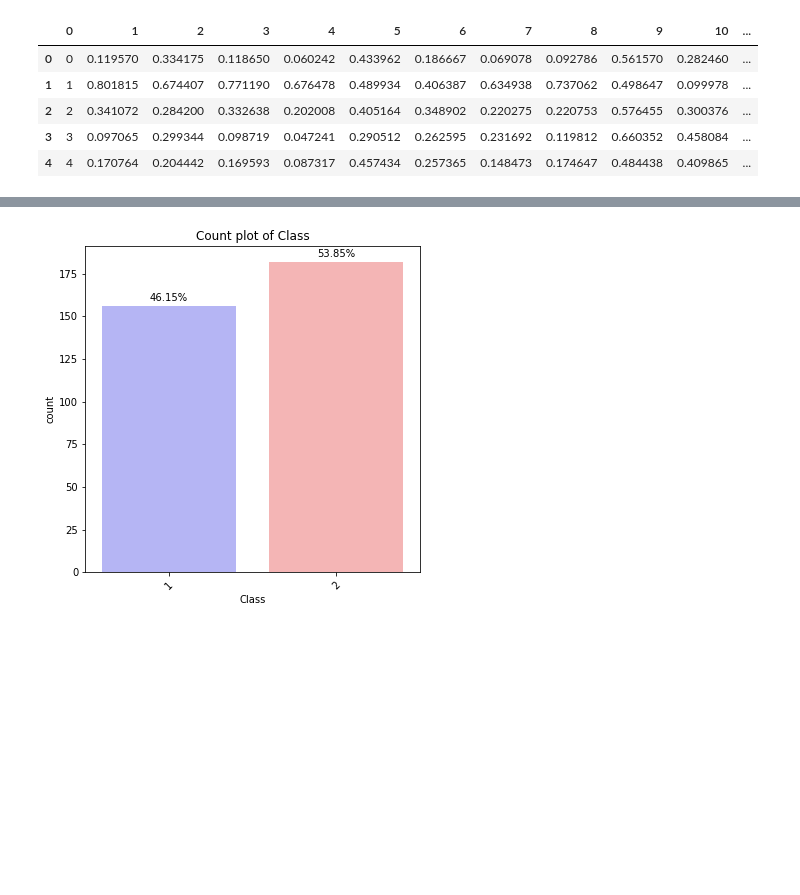
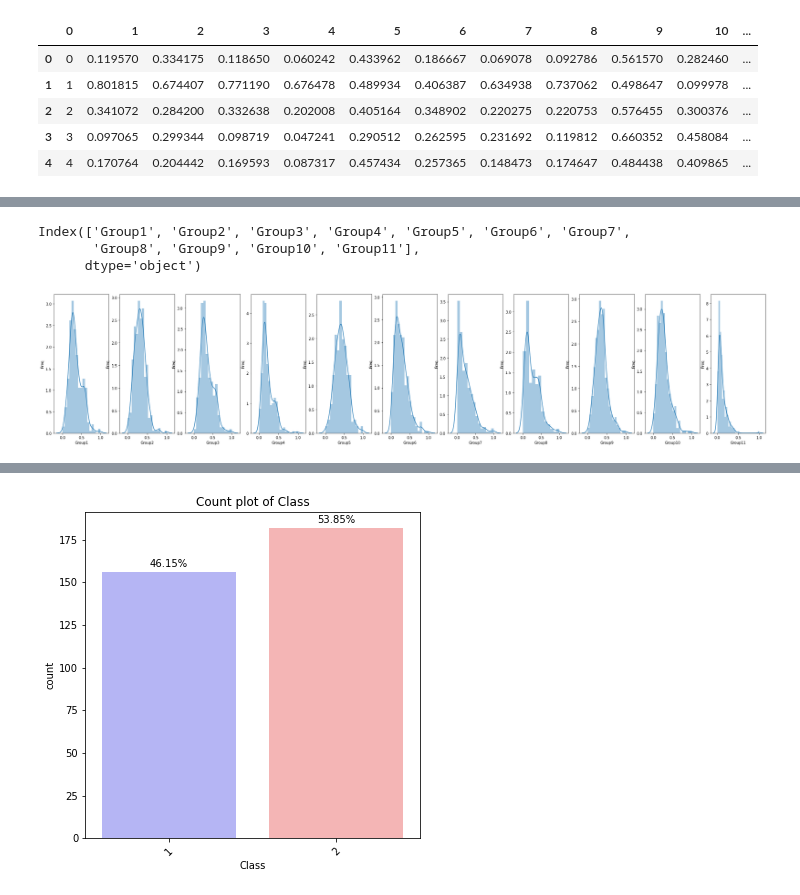
Before and after one commit to confirmdev/Intro-to-ML, a Jupyter notebook: Intro_ML_Files/Intro_ML_Lab_Exercise.ipynb, the cells around one changed output, grey strips where cells are left out. Saved outputs shown, nothing was run; the diff lists cells and outputs as text; code cells hidden in the pictures; blank space fills up the shorter version.

```diff
--- a/Intro_ML_Files/Intro_ML_Lab_Exercise.ipynb
+++ b/Intro_ML_Files/Intro_ML_Lab_Exercise.ipynb
@@ -86,3 +87,27 @@ ValueError: Length mismatch: Expected axis has 13 elements, new values have 12 e
+# %%
+continuous_features = train_data.select_dtypes('float').columns
+continuous_features
+# %% [output]
+Index(['Group1', 'Group2', 'Group3', 'Group4', 'Group5', 'Group6', 'Group7',
+       'Group8', 'Group9', 'Group10', 'Group11'],
+      dtype='object')
+# %%
+# perform some data explorations on the train data
+
+def cont_feat_distplot(data,list_of_col,figsize = (35,7)):
+    fig = plt.figure(figsize=figsize)
+    for i,col in enumerate(list_of_col):
+        plt.subplot(1,11,i+1)
+        sb.distplot(data[col])
+        plt.xlabel(col)
+        plt.ylabel('Freq')
+#         plt.title(f'Distribution Plot of {col.capitalize()}')
+        i += 1
+    plt.show()
+
+cont_feat_distplot(train_data,continuous_features)
+# %% [output]
+[figure, added]
 # %%
 sb.pairplot(train_data)
 # %% [output]
```
Also changed, not shown: parts of 17 cells of this notebook, 2 other files.
